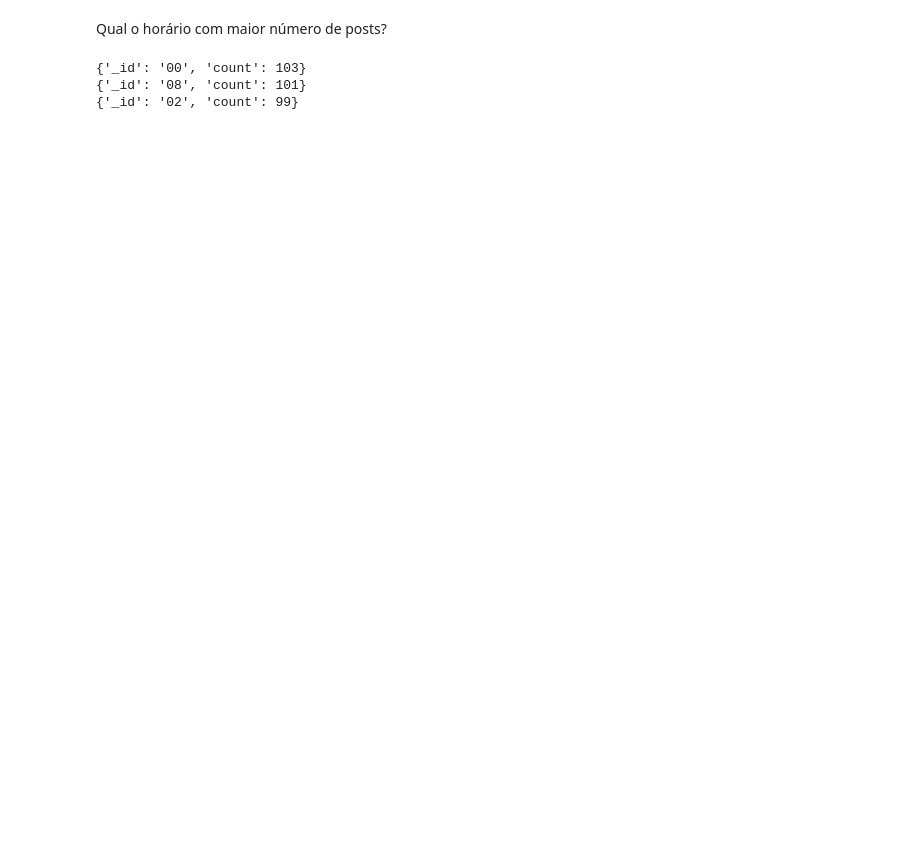
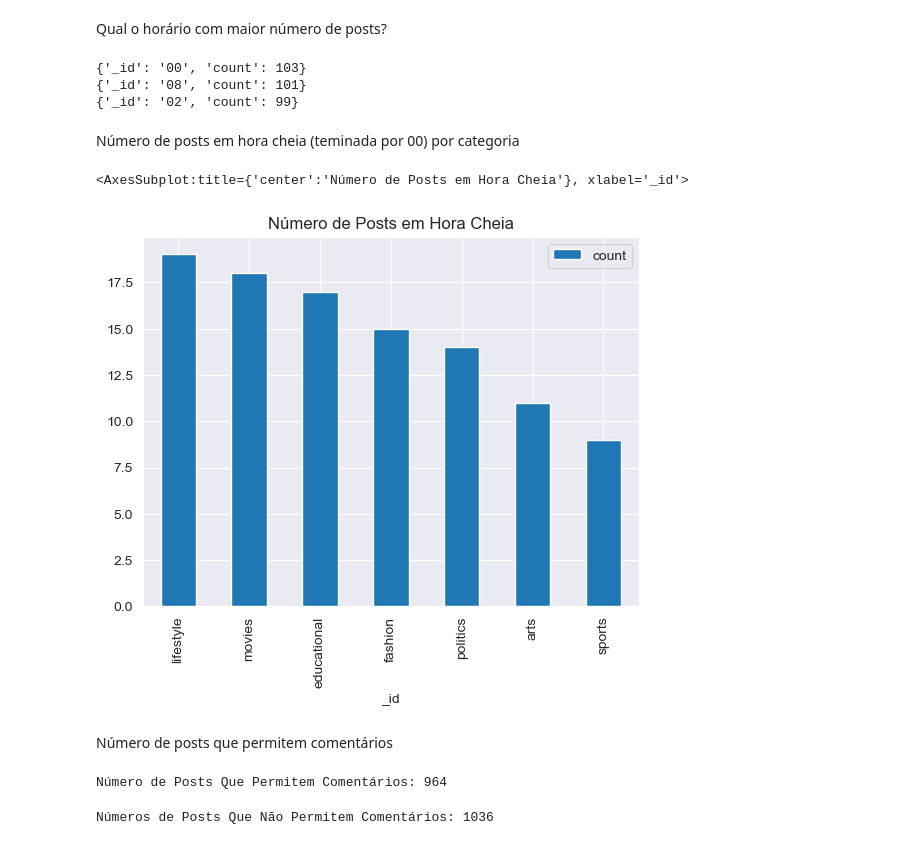
Before and after one commit to SanTavaresD/Analise_de_Dados_com_Linguagem_Python, a Jupyter notebook: 10_tecnicas_de_pre_processamento_de_dados/Projeto9.ipynb, the cells around one changed output. Cells and saved outputs as stored; diff of their text form; code cells hidden in the pictures; blank space fills up the shorter version.

```diff
--- a/10_tecnicas_de_pre_processamento_de_dados/Projeto9.ipynb
+++ b/10_tecnicas_de_pre_processamento_de_dados/Projeto9.ipynb
@@ -244,3 +244,19 @@ for i in range(3):
 {'_id': '00', 'count': 103}
 {'_id': '08', 'count': 101}
 {'_id': '02', 'count': 99}
+# %% [markdown]
+Número de posts em hora cheia (teminada por 00) por categoria
+# %%
+# Filtro, agregação e ordenação
+cat_00 = posts.aggregate([{"$match": {"hour": "00"}},
+                          {"$group": {"_id": "$Category", "count": {"$sum": 1}}},
+                          {"$sort": {"_id.Category": 1, "count": -1}}])
+# %%
+c0_df = pd.DataFrame(list(cat_00))
+# %%
+c0_df.plot.bar(x = '_id', y = 'count', title = "Número de Posts em Hora Cheia")
+# %% [output]
+<AxesSubplot:title={'center':'Número de Posts em Hora Cheia'}, xlabel='_id'>
+[figure, added]
+# %% [markdown]
+Número de posts que permitem comentários
@@ -246,0 +266,8 @@ for i in range(3):
+# %%
+print("Número de Posts Que Permitem Comentários:", com)
+# %% [output]
+Número de Posts Que Permitem Comentários: 964
+# %%
+print("Números de Posts Que Não Permitem Comentários:", n-com)
+# %% [output]
+Números de Posts Que Não Permitem Comentários: 1036
```
Also changed, not shown: parts of 42 cells of this notebook.
